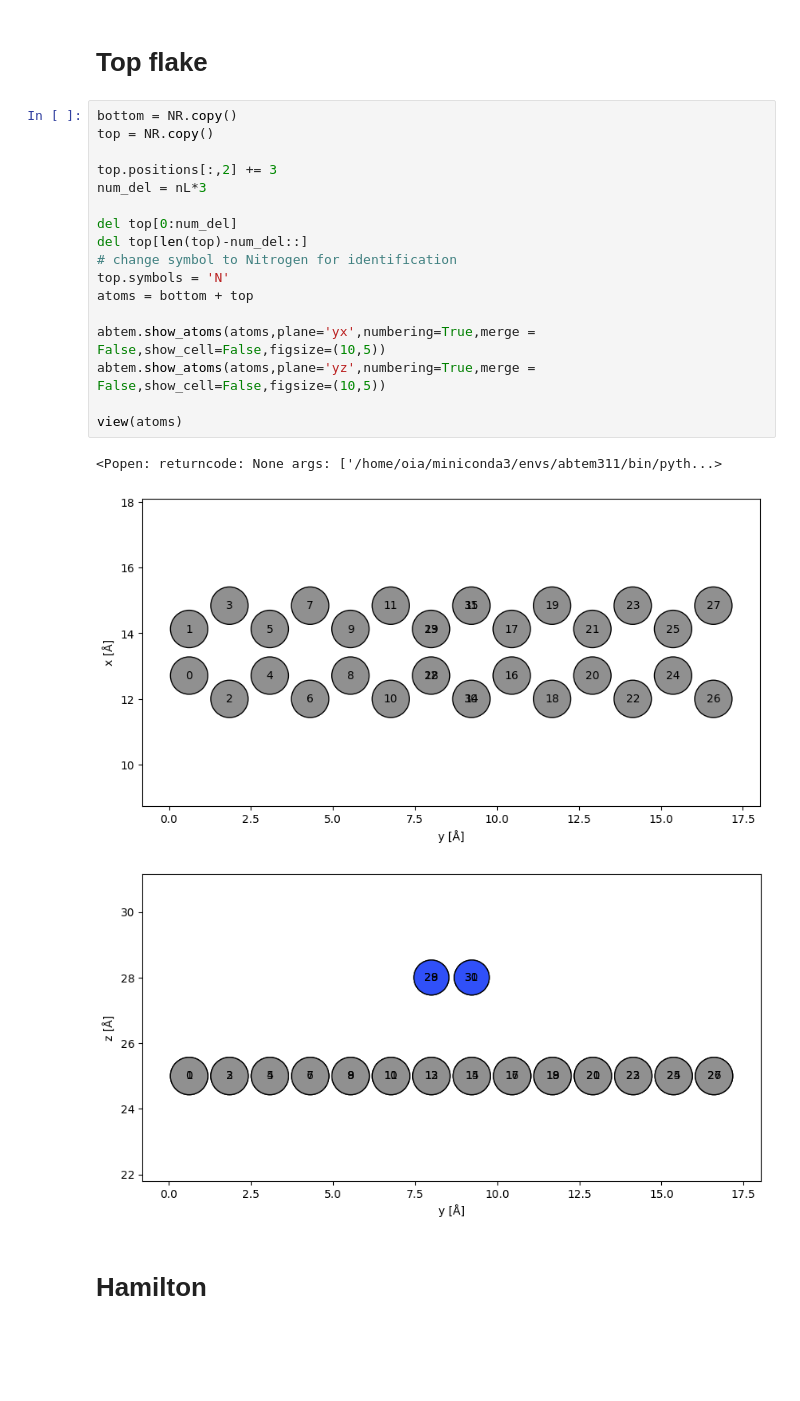
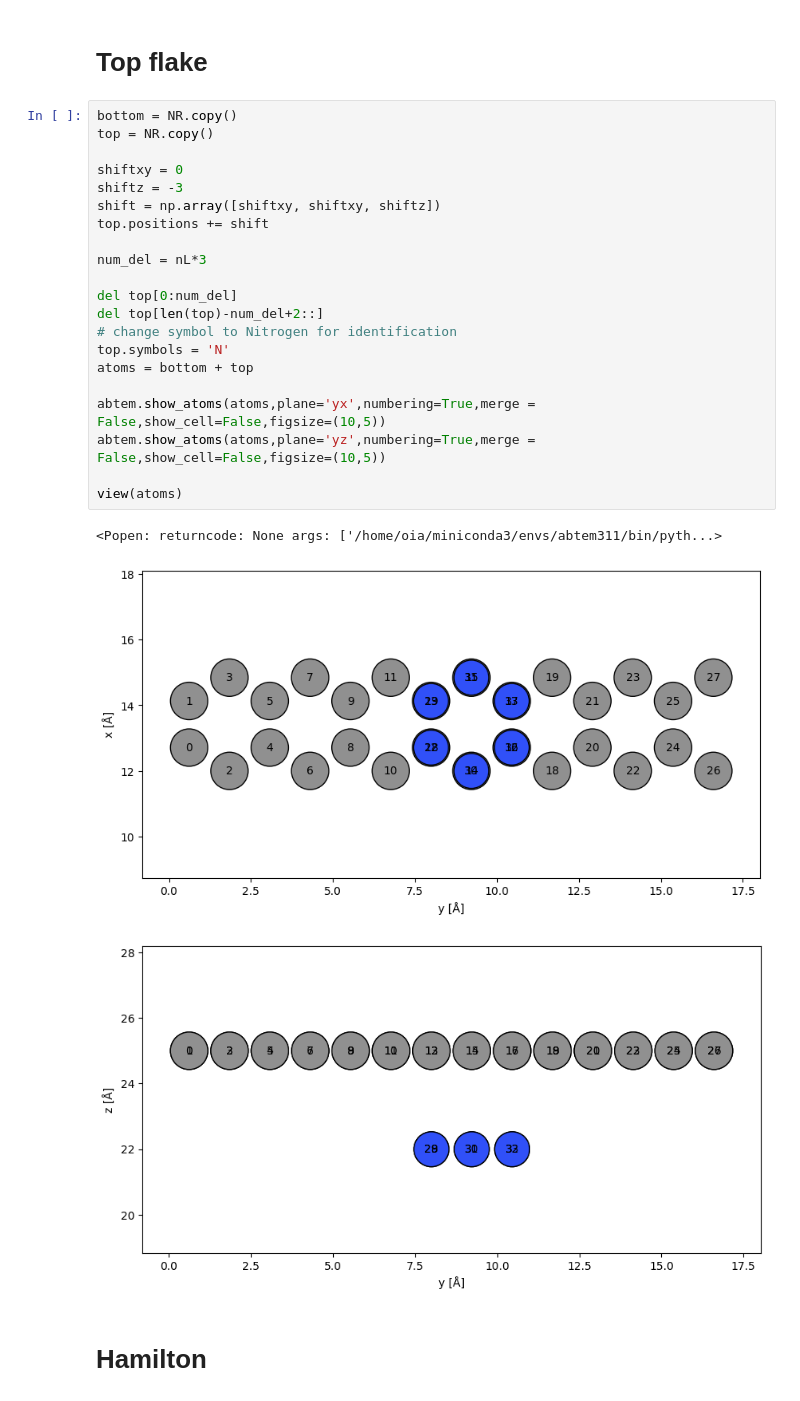
Before and after one commit to KayaGerds/Project, a Jupyter notebook: Main_oli.ipynb, the cells around one changed output. Saved outputs shown, nothing was run; the diff lists cells and outputs as text; blank space fills up the shorter version.

```diff
--- a/Main_oli.ipynb
+++ b/Main_oli.ipynb
@@ -63,24 +63,28 @@ Cell([26.84, 17.21658502723464, 50.0])
 # %%
 bottom = NR.copy()
 top = NR.copy()
 
-top.positions[:,2] += 3
+shiftxy = 0
+shiftz = -3
+shift = np.array([shiftxy, shiftxy, shiftz])
+top.positions += shift
+
 num_del = nL*3
 
 del top[0:num_del]
-del top[len(top)-num_del::]
+del top[len(top)-num_del+2::]
 # change symbol to Nitrogen for identification
 top.symbols = 'N'
 atoms = bottom + top
 
 abtem.show_atoms(atoms,plane='yx',numbering=True,merge = False,show_cell=False,figsize=(10,5))
 abtem.show_atoms(atoms,plane='yz',numbering=True,merge = False,show_cell=False,figsize=(10,5))
 
 view(atoms)
 # %% [output]
 <Popen: returncode: None args: ['/home/oia/miniconda3/envs/abtem311/bin/pyth...>
-[figure, old version]
+[figure, new version]
-[figure, old version]
+[figure, new version]
 # %% [markdown]
 # Hamilton
 # %%
```
Also changed, not shown: parts of 11 cells of this notebook, 3 other files.
